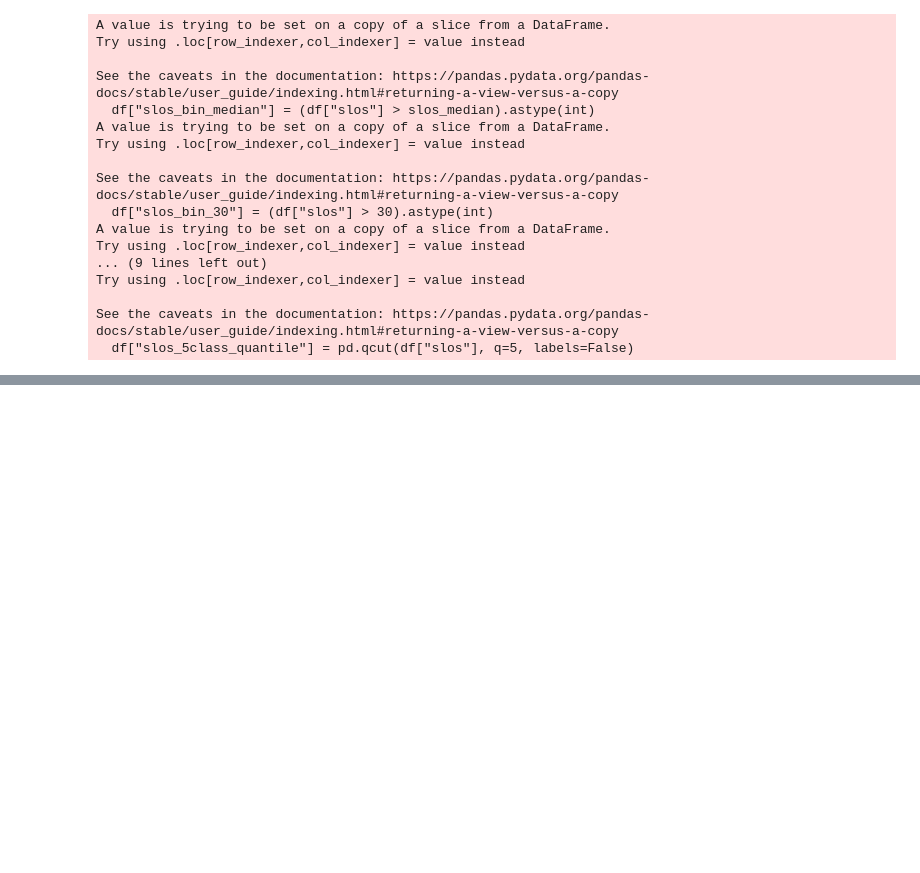
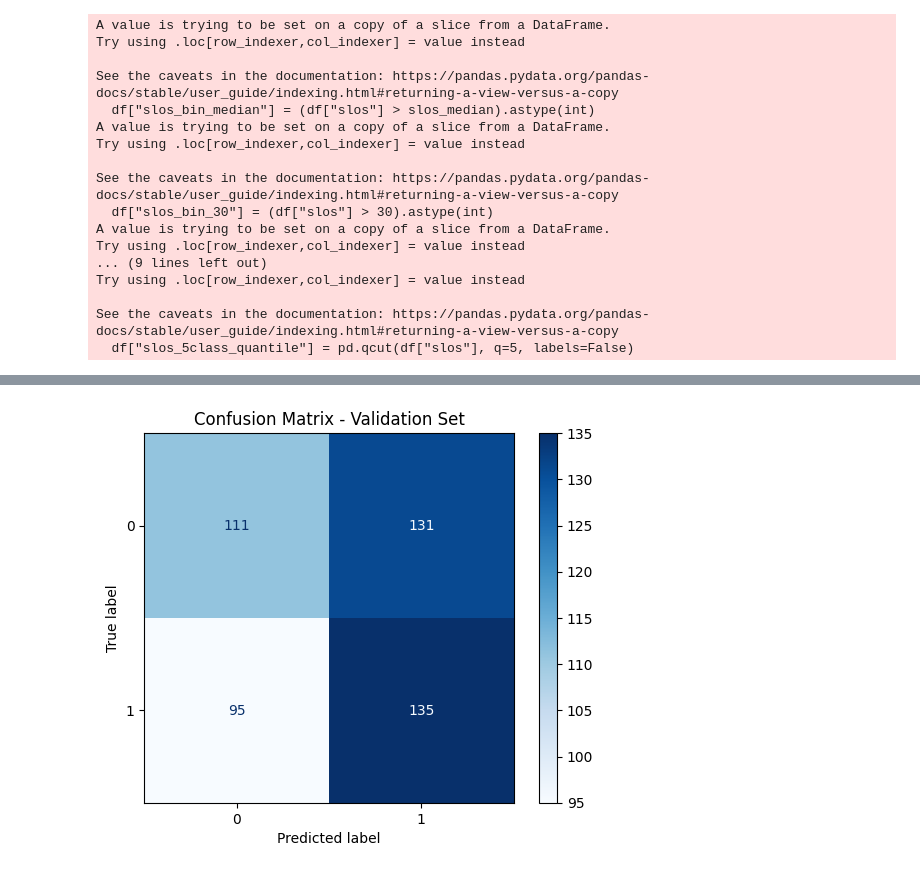
Before and after one commit to dabingougou/support2, a Jupyter notebook: features.ipynb, the cells around one changed output, grey strips where cells are left out. Drawn from its saved outputs; the diff is of its cells as text; code cells hidden in the pictures; blank space fills up the shorter version.

```diff
--- a/features.ipynb
+++ b/features.ipynb
@@ -284,0 +273,10 @@ Index(['age', 'sex', 'dzgroup', 'num.co', 'income', 'scoma', 'race', 'sps',
+# %%
+# First split: 60% train, 40% validation and test
+X_train, X_val_test, y_train, y_val_test = train_test_split(
+    X, y, test_size=0.4, random_state=1, stratify=y
+)
+
+# Second split: 20% (of total number of examples) val, 20% test
+X_val, X_test, y_val, y_test = train_test_split(
+    X_val_test, y_val_test, test_size=0.5, random_state=1, stratify=y_val_test
+)
@@ -284,0 +287,10 @@ Index(['age', 'sex', 'dzgroup', 'num.co', 'income', 'scoma', 'race', 'sps',
+# %%
+
+# Scale the numeric features
+scaler = StandardScaler()
+X_train_scaled = scaler.fit_transform(X_train)
+X_test_scaled = scaler.transform(X_test)
+
+# Baseline model: simple logistic regression
+baseline_model = LogisticRegression(max_iter=10000)
+baseline_model.fit(X_train_scaled, y_train)
@@ -284,0 +310,6 @@ Index(['age', 'sex', 'dzgroup', 'num.co', 'income', 'scoma', 'race', 'sps',
+# %%
+y_val_pred = baseline_model.predict(X_test_scaled)
+val_acc = accuracy_score(y_val, y_val_pred)
+
+print(classification_report(y_val, y_val_pred))
+print(f"Validation accuracy: {val_acc:.3f}")
@@ -284,0 +327,9 @@ Index(['age', 'sex', 'dzgroup', 'num.co', 'income', 'scoma', 'race', 'sps',
+# %%
+# Compute and display confusion matrix
+cm = confusion_matrix(y_val, y_val_pred)
+disp = ConfusionMatrixDisplay(confusion_matrix=cm)
+disp.plot(cmap="Blues")
+plt.title("Confusion Matrix - Validation Set")
+plt.show()
+# %% [output]
+[figure, added]
```
Also changed, not shown: parts of 22 cells of this notebook.
